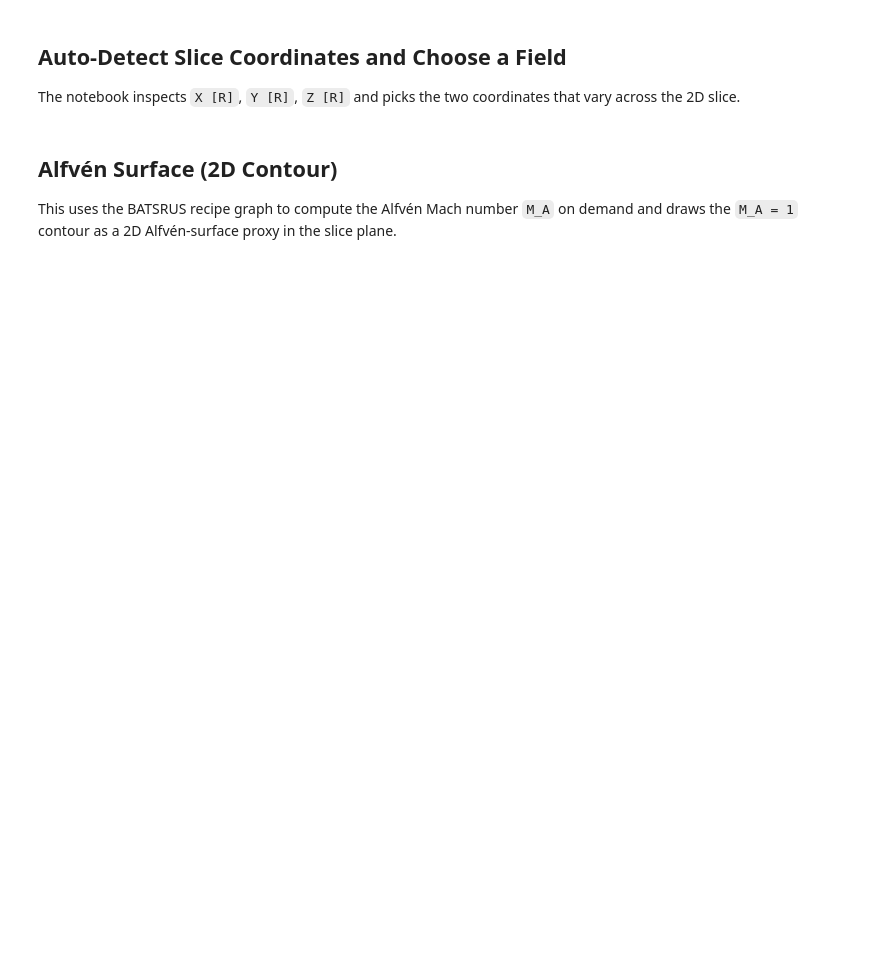
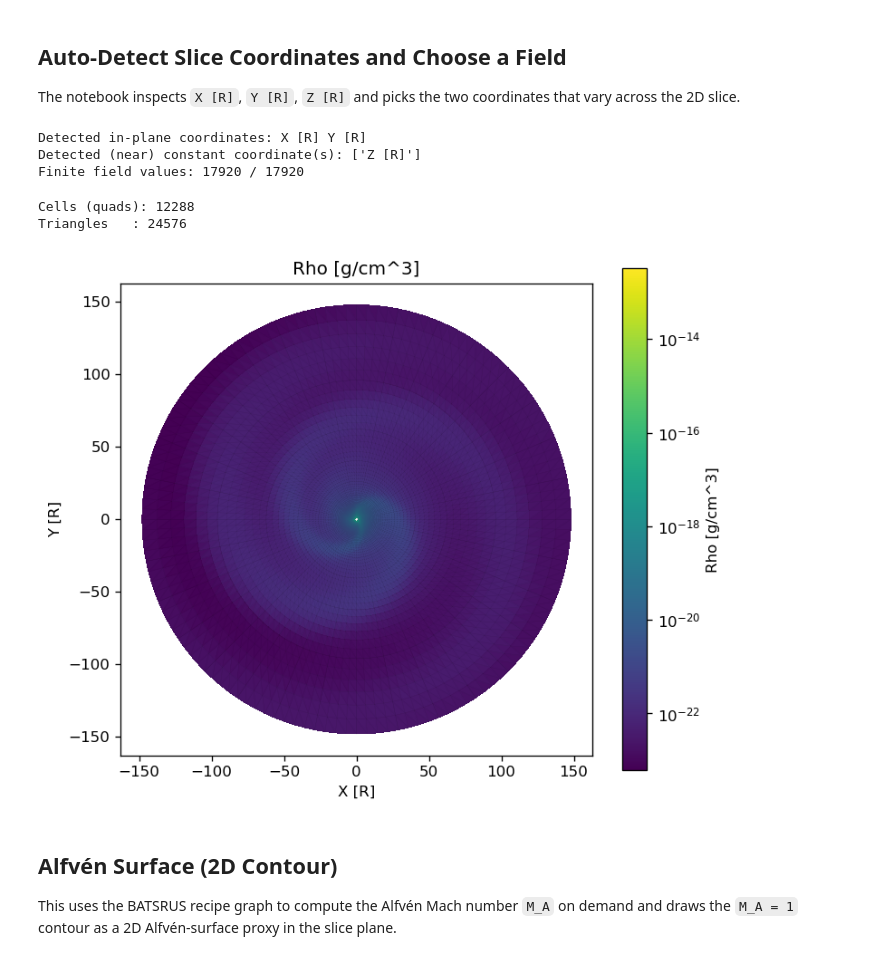
Before and after one commit to svaberg/starwinds-analysis, a Jupyter notebook: examples/smartds_2d_xy_points.ipynb, the cells around one changed output. Cells and saved outputs as stored; diff of their text form; code cells hidden in the pictures; blank space fills up the shorter version.

Commit message:
Simplify example notebooks to call plotting helpers

```diff
--- a/examples/smartds_2d_xy_points.ipynb
+++ b/examples/smartds_2d_xy_points.ipynb
@@ -25,7 +27,7 @@ By default this looks for a `z=0*.plt` slice in `sample_data/`.
 DATA_FILE = Path(get_sample('z=0_var_3_n00060000.plt'))
 print('Using:', DATA_FILE)
 
-sds = SmartDs.from_file(str(DATA_FILE))
+sds = SmartDs.from_file(DATA_FILE)
 print('Title:', sds.title)
 print('Zone :', sds.zone)
 print('Points:', len(sds.points))
@@ -93,3 +66,32 @@ plt.show()
+# %%
+geom = native_slice_geometry(sds)
+COLOR_FIELD = 'Rho [g/cm^3]'  # change as needed
+
+print('Detected in-plane coordinates:', geom.x_field, geom.y_field)
+print('Triangles:', geom.triangulation.triangles.shape[0])
+# %% [output]
+Detected in-plane coordinates: X [R] Y [R]
+Detected (near) constant coordinate(s): ['Z [R]']
+Finite field values: 17920 / 17920
+# %%
+# The geometry helper uses the library's auto_coords(...) and utils.triangles(...)
+geom
+# %% [output]
+Cells (quads): 12288
+Triangles   : 24576
+# %%
+# Flat-shaded triangulated plot on the native 2D mesh (no resampling)
+fig, ax, extra = plot_native_slice_tripcolor(
+    sds,
+    COLOR_FIELD,
+    geometry=geom,
+    scale='auto',
+    show_mesh=True,
+)
+print('Color scale used:', extra['scale'])
+plt.show()
+# %% [output]
+[figure, added]
 # %% [markdown]
 ## Alfvén Surface (2D Contour)
 
```
Also changed, not shown: parts of 8 cells of this notebook, 2 other files.
